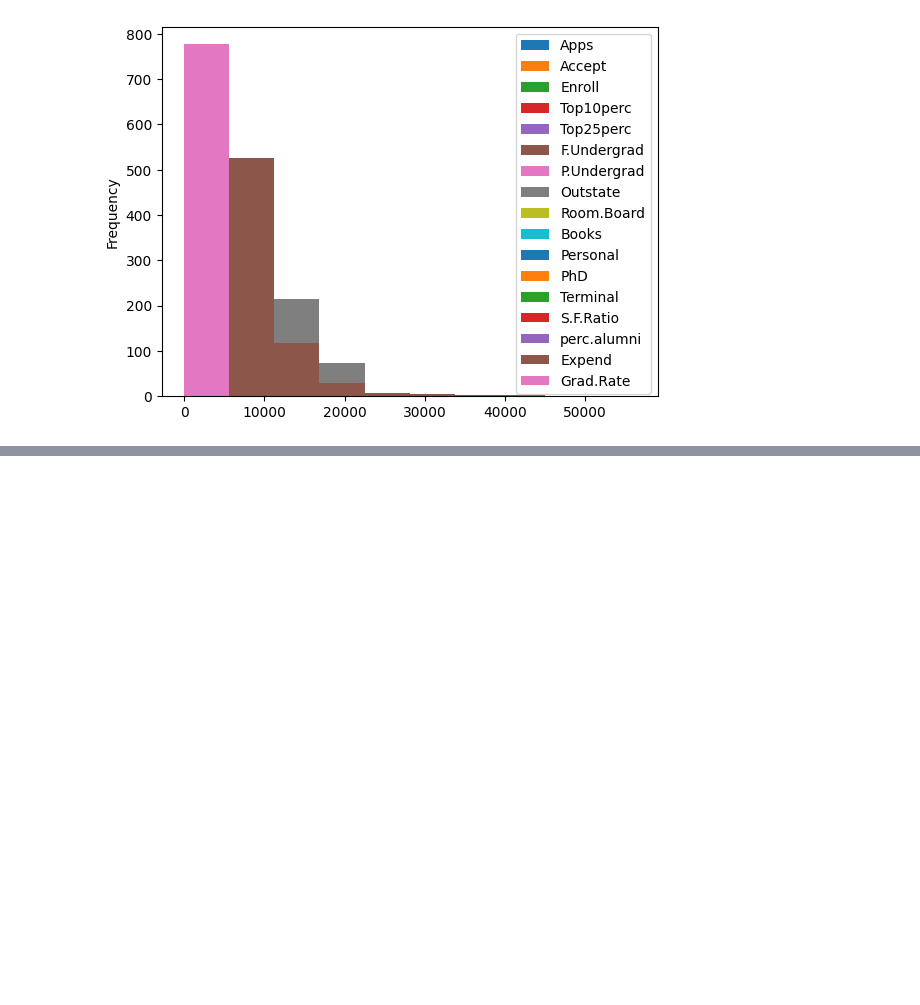
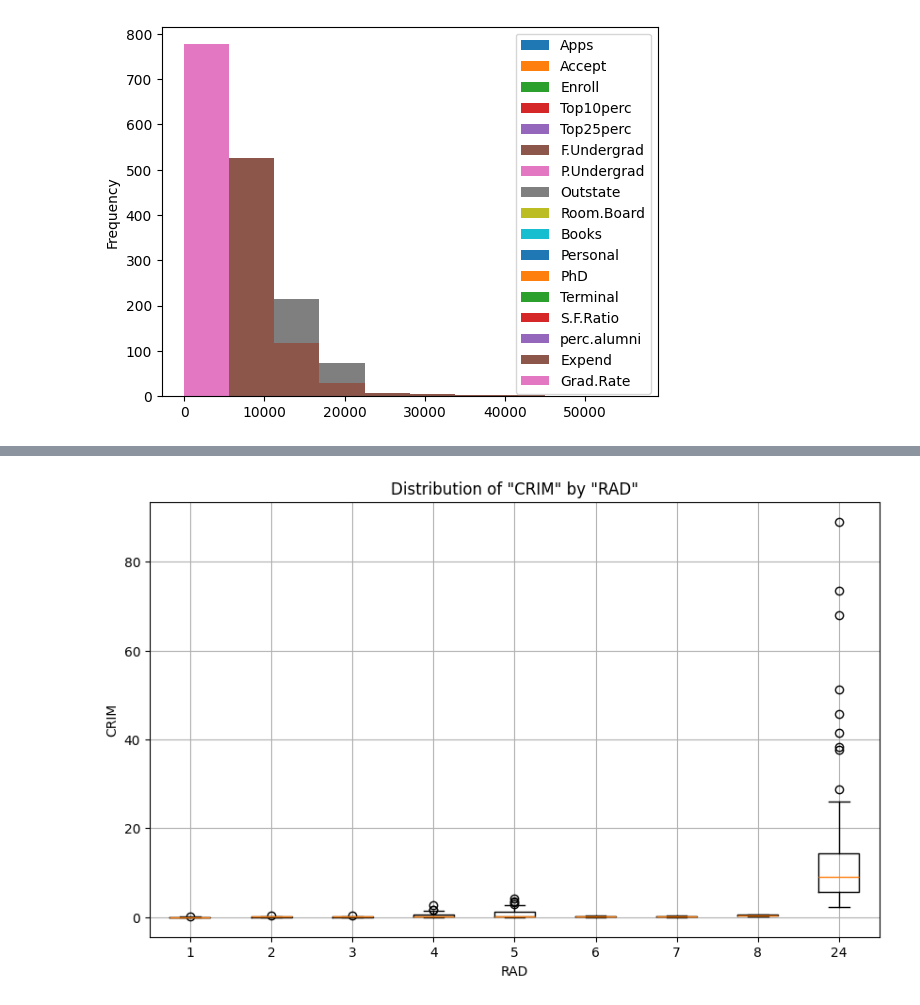
Before and after one commit to dominikchlodowicz/islp_labs, a Jupyter notebook: chapter_2/chapter_2_exercises.ipynb, the cells around one changed output, grey strips where cells are left out. Drawn from its saved outputs; the diff is of its cells as text; code cells hidden in the pictures; blank space fills up the shorter version.

```diff
--- a/chapter_2/chapter_2_exercises.ipynb
+++ b/chapter_2/chapter_2_exercises.ipynb
@@ -250,0 +414,19 @@ college.plot.hist();
+# %%
+# Group the data by 'RAD' and prepare the 'CRIM' data for each group
+groups = boston_df.groupby('rad')['crim']
+data_to_plot = [group for name, group in groups]
+
+# Creating the boxplot
+plt.figure(figsize=(10, 6))  # Set figure size
+plt.boxplot(data_to_plot)
+
+# Setting the x-axis labels to the unique values of 'RAD', sorted as they appear in the groups
+plt.xticks(ticks=range(1, len(groups.indices)+1), labels=sorted(groups.indices.keys()))
+
+plt.title('Distribution of "CRIM" by "RAD"')
+plt.xlabel('RAD')
+plt.ylabel('CRIM')
+plt.grid(True)  # Add grid for better readability
+plt.show()
+# %% [output]
+[figure, added]
```
Also changed, not shown: parts of 15 cells of this notebook, 1 other file.
